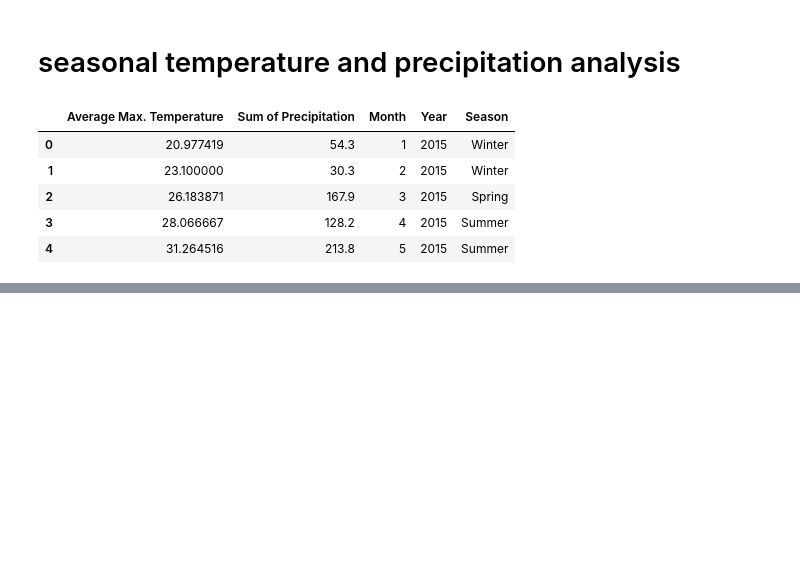
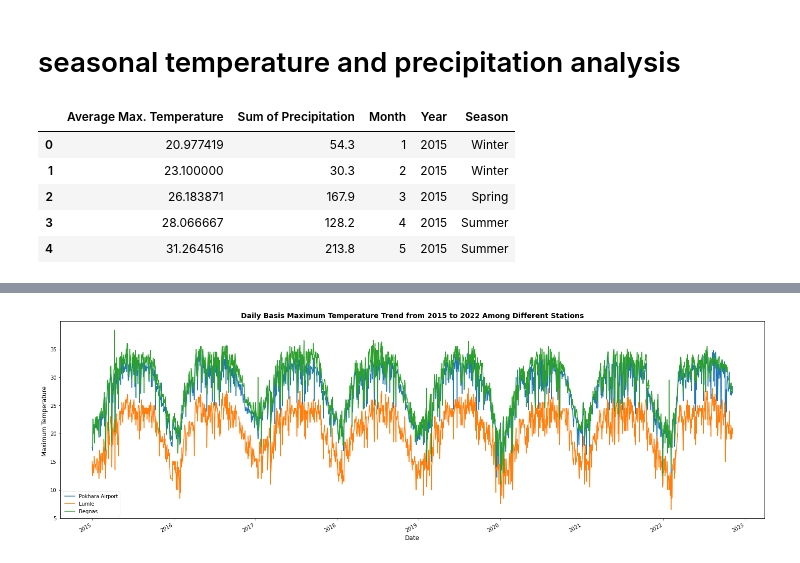
Before and after one commit to supathdhitalGEO/Weather-Forecasting, a Jupyter notebook: visualization/visualization.ipynb, the cells around one changed output, grey strips where cells are left out. Saved outputs shown, nothing was run; the diff lists cells and outputs as text; code cells hidden in the pictures; blank space fills up the shorter version.

Commit message:
update the maximum and minimun temperature graphs

```diff
--- a/visualization/visualization.ipynb
+++ b/visualization/visualization.ipynb
@@ -300,0 +349,8 @@ fig.show()
+# %%
+pio.templates.default = "simple_white"
+fig = px.scatter(w,y='Average Air Temperature',x='Average Wind speed ',color="Week",title="Relation of Air Temperature and Wind Speed")
+fig.show()
+# %%
+pio.templates.default = "simple_white"
+fig = px.scatter(w,y='Average Air Temperature',x='Average Relative Humidity',color="Week",title="Relation of Relative Humidity  and Air Temperature")
+fig.show()
@@ -300,0 +359,3 @@ fig.show()
+# %%
+t=pd.read_csv('./MaxTempr.csv')
+t.head()
@@ -300,0 +369,12 @@ fig.show()
+# %%
+t['Time']=pd.to_datetime(t['Time'])
+Max=t.set_index('Time')
+# %%
+Max.plot(figsize=(25,8))
+plt.xlabel('Date', fontsize=12)
+plt.ylabel('Maximum Temperature ',fontsize=12)
+plt.title('Daily Basis Maximum Temperature Trend from 2015 to 2022 Among Different Stations',fontsize=14, fontweight='bold')
+plt.legend()
+# plt.savefig('./images/MaxTemprTrend.png',dpi=800)
+# %% [output]
+[figure, added]
```
Also changed, not shown: parts of 8 cells of this notebook, 17 other files.
